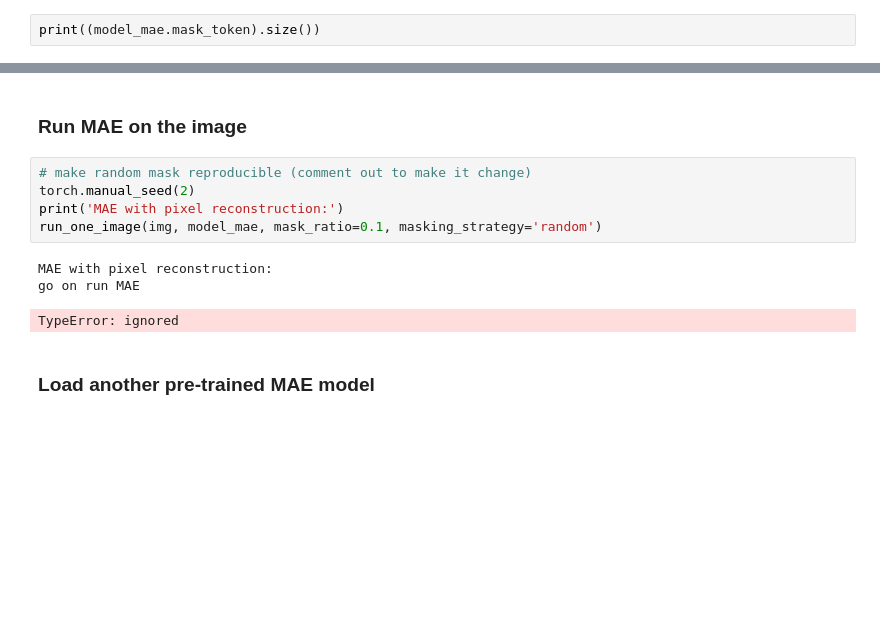
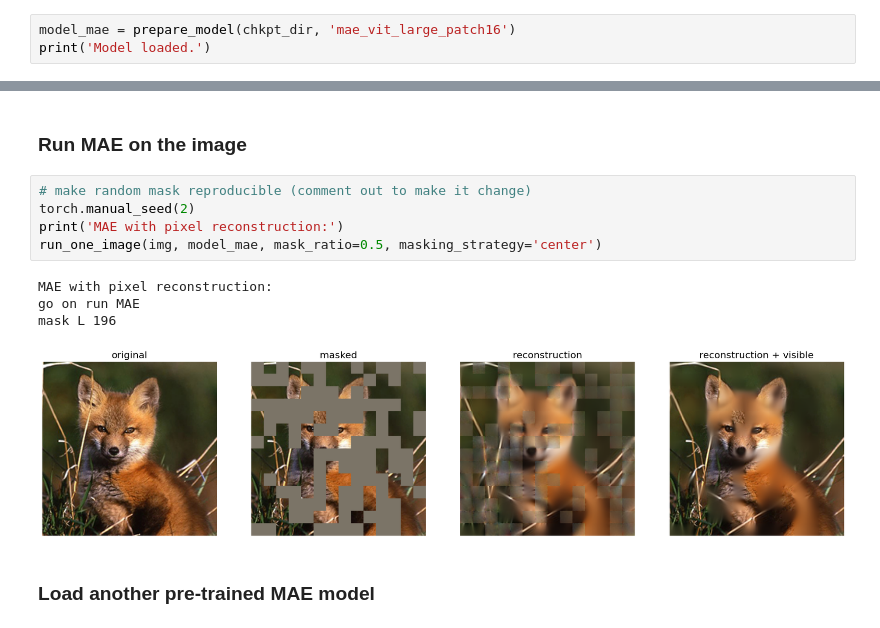
Before and after one commit to JerryX1110/mae, a Jupyter notebook: demo/mae_visualize.ipynb, the cells around one changed output, grey strips where cells are left out. Cells and saved outputs as stored; diff of their text form; blank space fills up the shorter version.

```diff
--- a/demo/mae_visualize.ipynb
+++ b/demo/mae_visualize.ipynb
@@ -149,5 +168,6 @@ File ‘mae_visualize_vit_large.pth’ already there; not retrieving.
 <All keys matched successfully>
 Model loaded.
 # %%
-print((model_mae.mask_token).size())
+model_mae = prepare_model(chkpt_dir, 'mae_vit_large_patch16')
+print('Model loaded.')
 # %% [output]
@@ -352,12 +373,13 @@ tensor([[ 3, 10,  8,  1, 13, 12,  4,  7, 11,  9, 14,  2,  6,  0, 15,  5]])
 # %%
 # make random mask reproducible (comment out to make it change)
 torch.manual_seed(2)
 print('MAE with pixel reconstruction:')
-run_one_image(img, model_mae, mask_ratio=0.1, masking_strategy='random')
+run_one_image(img, model_mae, mask_ratio=0.5, masking_strategy='center')
 # %% [output]
 MAE with pixel reconstruction:
 go on run MAE
+mask L 196
-TypeError: ignored
+[figure, added]
 # %% [markdown]
 ### Load another pre-trained MAE model
 # %%
```
Also changed, not shown: parts of 5 cells of this notebook.
